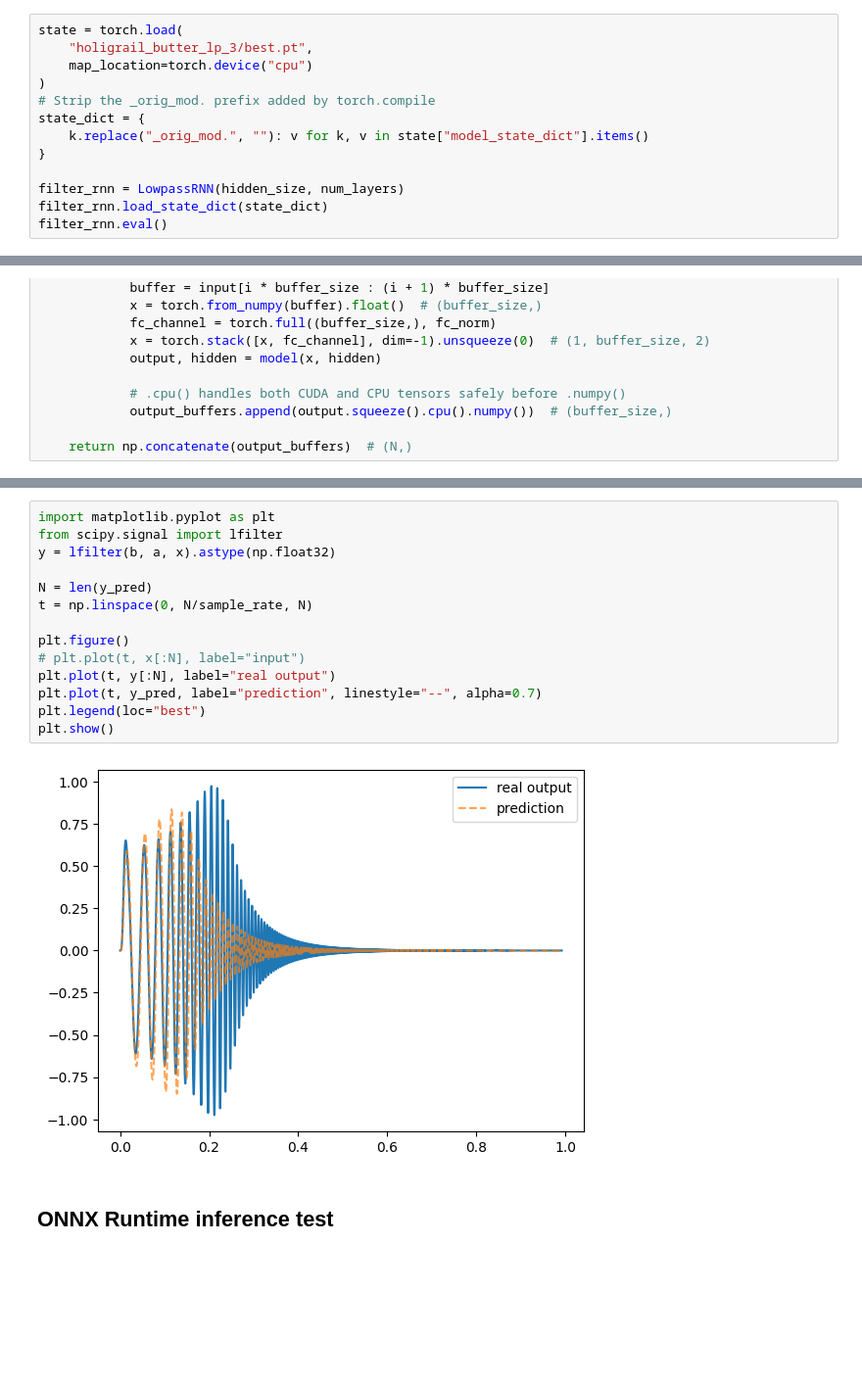
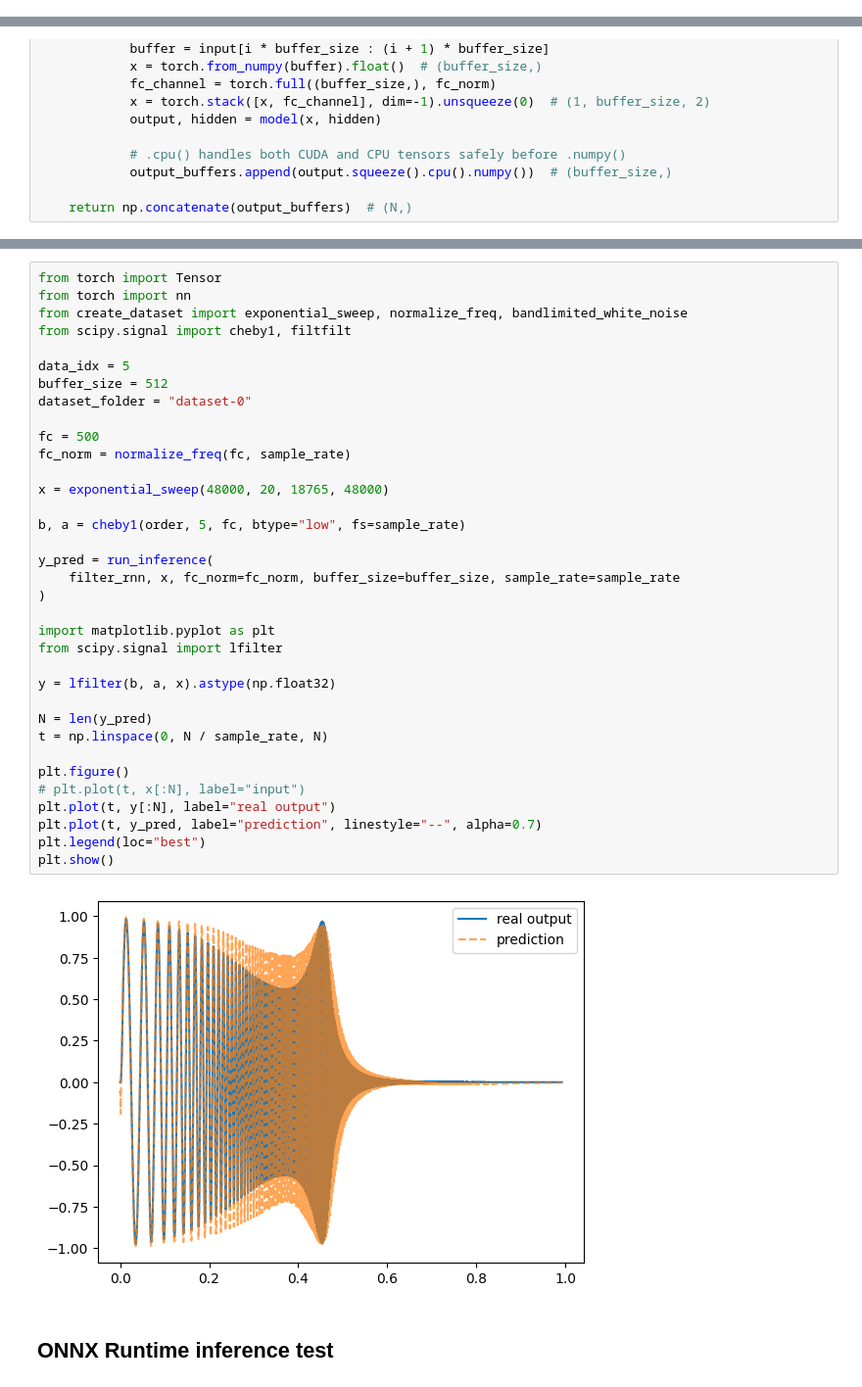
Before and after one commit to grybouilli/first-order-lowpass-GRU, a Jupyter notebook: model_eval.ipynb, the cells around one changed output, grey strips where cells are left out. Shown at 98% size. Drawn from its saved outputs; the diff is of its cells as text; blank space fills up the shorter version.

```diff
--- a/model_eval.ipynb
+++ b/model_eval.ipynb
@@ -15,16 +16,3 @@ sample_rate = 48000
 checkpoint_folder = "checkpoints-8"
 dataset_folder = "dataset-1"
 dataset_size = 599
-# %%
-state = torch.load(
-    "holigrail_butter_lp_3/best.pt",
-    map_location=torch.device("cpu")
-)
-# Strip the _orig_mod. prefix added by torch.compile
-state_dict = {
-    k.replace("_orig_mod.", ""): v for k, v in state["model_state_dict"].items()
-}
-
-filter_rnn = LowpassRNN(hidden_size, num_layers)
-filter_rnn.load_state_dict(state_dict)
-filter_rnn.eval()
@@ -348,19 +193,40 @@ y_pred = run_inference(
 # %%
+from torch import Tensor
+from torch import nn
+from create_dataset import exponential_sweep, normalize_freq, bandlimited_white_noise
+from scipy.signal import cheby1, filtfilt
+
+data_idx = 5
+buffer_size = 512
+dataset_folder = "dataset-0"
+
+fc = 500
+fc_norm = normalize_freq(fc, sample_rate)
+
+x = exponential_sweep(48000, 20, 18765, 48000)
+
+b, a = cheby1(order, 5, fc, btype="low", fs=sample_rate)
+
+y_pred = run_inference(
+    filter_rnn, x, fc_norm=fc_norm, buffer_size=buffer_size, sample_rate=sample_rate
+)
+
 import matplotlib.pyplot as plt
 from scipy.signal import lfilter
+
 y = lfilter(b, a, x).astype(np.float32)
 
 N = len(y_pred)
-t = np.linspace(0, N/sample_rate, N)
+t = np.linspace(0, N / sample_rate, N)
 
 plt.figure()
 # plt.plot(t, x[:N], label="input")
 plt.plot(t, y[:N], label="real output")
 plt.plot(t, y_pred, label="prediction", linestyle="--", alpha=0.7)
 plt.legend(loc="best")
 plt.show()
 # %% [output]
-[figure, old version]
+[figure, new version]
 # %% [markdown]
 ## ONNX Runtime inference test
 # %%
```
Also changed, not shown: parts of 14 cells of this notebook, 1 other file.
